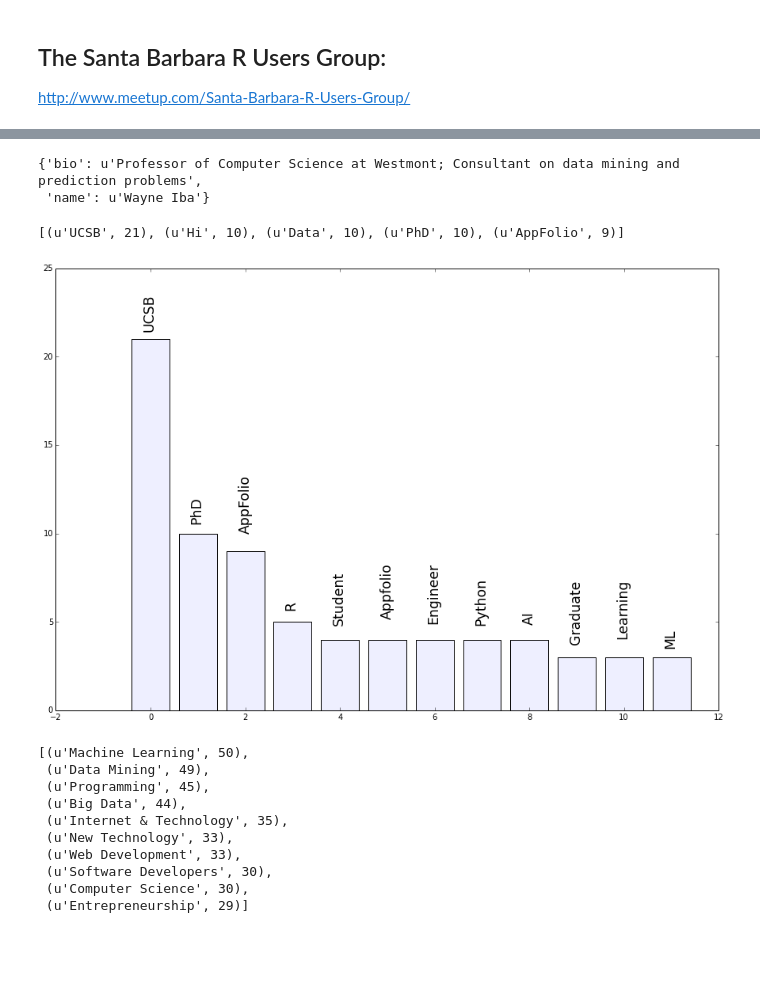
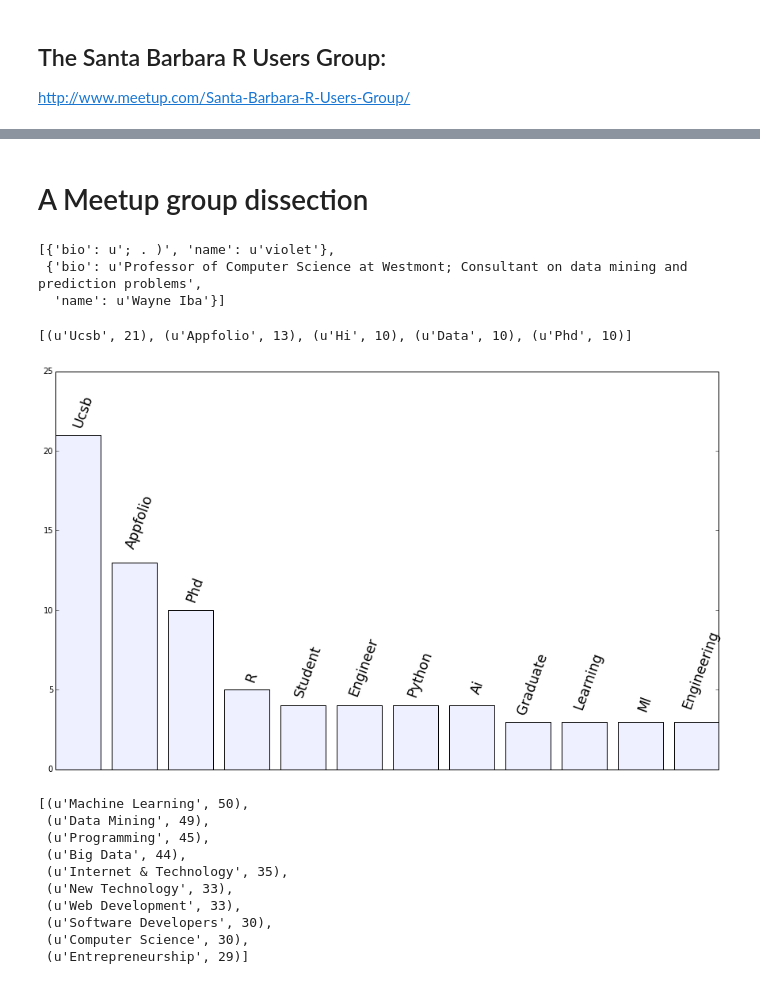
Before and after one commit to LucaFoschini/lucafoschini.github.io, a Jupyter notebook: notebooks/Agile Data Science Meetup.ipynb, the cells around one changed output, grey strips where cells are left out. Saved outputs shown, nothing was run; the diff lists cells and outputs as text; code cells hidden in the pictures; blank space fills up the shorter version.

Commit message:
final version of Data Science Meetup Notebook

```diff
--- a/notebooks/Agile Data Science Meetup.ipynb
+++ b/notebooks/Agile Data Science Meetup.ipynb
@@ -15,6 +52,10 @@ http://www.meetup.com/Santa-Barbara-R-Users-Group/
+# %% [markdown]
+# A Meetup group dissection
 # %%
 import urllib2
 import json
+
+# Download all info from all the Data Science Meetup members.
 members = json.loads(urllib2.urlopen(
     "http://api.meetup.com/2/members?order=name" +
     "&group_urlname=Santa-Barbara-Data-Science&offset=0&format=json&page=150" +
@@ -22,36 +63,36 @@ members = json.loads(urllib2.urlopen(
     ).read())
 
 bios = [{'name' : x['name'], 'bio': x['bio']} for x in members['results'] ]
-bios[-1]
+bios[-2:]
 # %% [output]
-{'bio': u'Professor of Computer Science at Westmont; Consultant on data mining and prediction problems',
- 'name': u'Wayne Iba'}
+[{'bio': u'; . )', 'name': u'violet'},
+ {'bio': u'Professor of Computer Science at Westmont; Consultant on data mining and prediction problems',
+  'name': u'Wayne Iba'}]
 # %%
 import nltk
 from collections import Counter
+
+# Find all the named entities.
 entity_counter = Counter()
 for x in bios:
     text = nltk.wordpunct_tokenize(x['bio'])
     for name,tag in nltk.pos_tag(text):
         if tag == 'NNP':
-            entity_counter.update([name])
+            entity_counter.update([name.capitalize()])
 entity_counter.most_common(5)
 # %% [output]
-[(u'UCSB', 21), (u'Hi', 10), (u'Data', 10), (u'PhD', 10), (u'AppFolio', 9)]
+[(u'Ucsb', 21), (u'Appfolio', 13), (u'Hi', 10), (u'Data', 10), (u'Phd', 10)]
 # %%
 import matplotlib.pyplot as plt
-plt.figure(figsize=(15,10))
 import numpy as np
-
+fig = plt.figure(figsize=(15,9)); ax = fig.add_subplot(111); ax.set_xticks([]);
 names, counts = zip(*[(name, count) for name, count in entity_counter.most_common(20)
-                      if name not in ['Data', 'Hi','Santa', 'Barbara','D','Ph', 'My', 'Science']
-                      ])
+        if name not in ['Data', 'Hi','Santa', 'Barbara','D','Ph', 'My', 'Science']])
 x_pos = np.arange(len(counts))
-
 plt.bar(x_pos - .4, counts, color = '#eeefff');
 for x, y, label in zip(x_pos, counts, names):
-    plt.annotate("%s" % label, (x, y + len(label)/2.2), ha='center', rotation=90, size='xx-large')
+    plt.annotate(label, (x+0.1, y + len(label)/2.2), ha='center', rotation=70, size='xx-large')
 # %% [output]
-[figure, old version]
+[figure, new version]
 # %%
 from itertools import product
```
Also changed, not shown: parts of 16 cells of this notebook.
